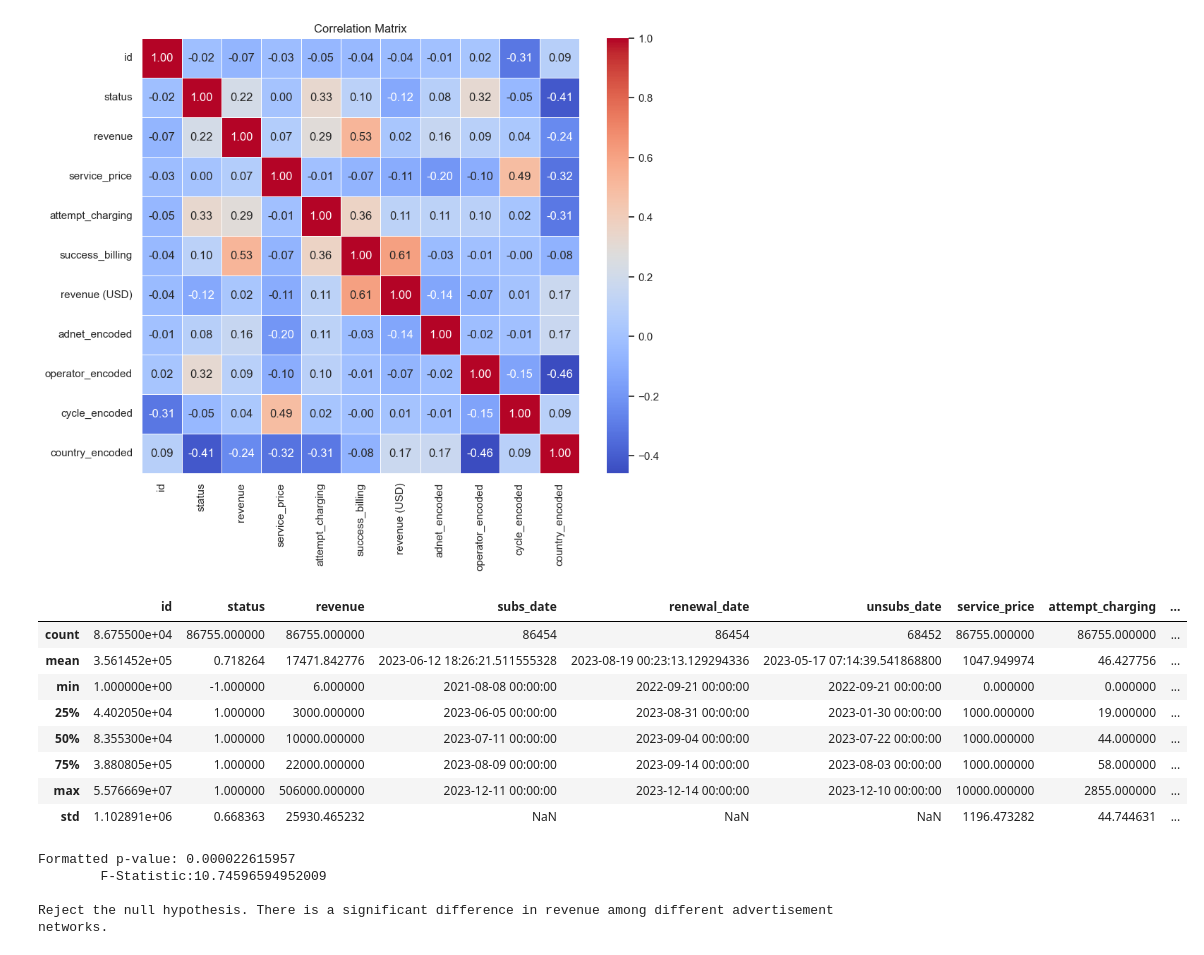
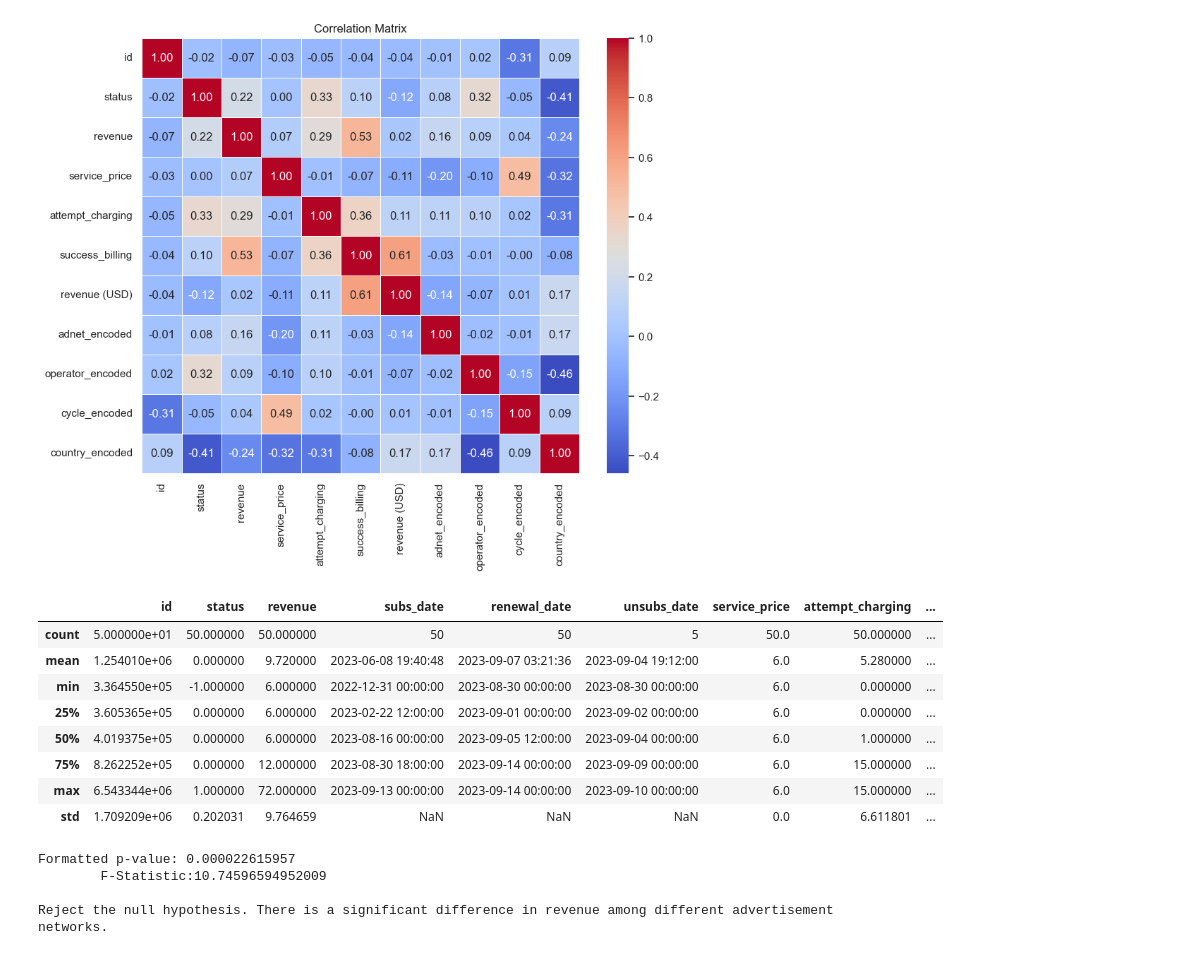
Before and after one commit to TaigahG/FODS-FinalProject, a Jupyter notebook: models.ipynb, the cells around one changed output. Drawn from its saved outputs; the diff is of its cells as text; code cells hidden in the pictures.

```diff
--- a/models.ipynb
+++ b/models.ipynb
@@ -821,28 +978,28 @@ plt.show()
 # %%
 # Group by ADNET and calculate total revenue for each ADNET
 adnet_total_revenue = df_merge_revenue_only.groupby('adnet')['revenue'].count().reset_index()
 
 # Sort the DataFrame by total revenue in descending order
 adnet_total_revenue_sorted = adnet_total_revenue.sort_values(by='revenue', ascending=False)
 
 # Retrieve the top 10 ADNETs based on total revenue
 top_10_adnets_avg_revenue = adnet_total_revenue_sorted.head(10)
 
 # Filter the original DataFrame to include only the rows corresponding to the top 10 ADNETs
 df_top_10 = df_merge_revenue_only[df_merge_revenue_only['adnet'].isin(top_10_adnets_avg_revenue['adnet'])]
 
 df_top_10.query("revenue <= 0")
-df_top_10.describe()
+df_top_10.head(50).describe()
 # %% [output]
 |  | id | status | revenue | subs_date | renewal_date | unsubs_date | service_price | attempt_charging | ... |
-| count | 8.675500e+04 | 86755.000000 | 86755.000000 | 86454 | 86454 | 68452 | 86755.000000 | 86755.000000 | ... |
-| mean | 3.561452e+05 | 0.718264 | 17471.842776 | 2023-06-12 18:26:21.511555328 | 2023-08-19 00:23:13.129294336 | 2023-05-17 07:14:39.541868800 | 1047.949974 | 46.427756 | ... |
-| min | 1.000000e+00 | -1.000000 | 6.000000 | 2021-08-08 00:00:00 | 2022-09-21 00:00:00 | 2022-09-21 00:00:00 | 0.000000 | 0.000000 | ... |
-| 25% | 4.402050e+04 | 1.000000 | 3000.000000 | 2023-06-05 00:00:00 | 2023-08-31 00:00:00 | 2023-01-30 00:00:00 | 1000.000000 | 19.000000 | ... |
-| 50% | 8.355300e+04 | 1.000000 | 10000.000000 | 2023-07-11 00:00:00 | 2023-09-04 00:00:00 | 2023-07-22 00:00:00 | 1000.000000 | 44.000000 | ... |
-| 75% | 3.880805e+05 | 1.000000 | 22000.000000 | 2023-08-09 00:00:00 | 2023-09-14 00:00:00 | 2023-08-03 00:00:00 | 1000.000000 | 58.000000 | ... |
-| max | 5.576669e+07 | 1.000000 | 506000.000000 | 2023-12-11 00:00:00 | 2023-12-14 00:00:00 | 2023-12-10 00:00:00 | 10000.000000 | 2855.000000 | ... |
-| std | 1.102891e+06 | 0.668363 | 25930.465232 | NaN | NaN | NaN | 1196.473282 | 44.744631 | ... |
+| count | 5.000000e+01 | 50.000000 | 50.000000 | 50 | 50 | 5 | 50.0 | 50.000000 | ... |
+| mean | 1.254010e+06 | 0.000000 | 9.720000 | 2023-06-08 19:40:48 | 2023-09-07 03:21:36 | 2023-09-04 19:12:00 | 6.0 | 5.280000 | ... |
+| min | 3.364550e+05 | -1.000000 | 6.000000 | 2022-12-31 00:00:00 | 2023-08-30 00:00:00 | 2023-08-30 00:00:00 | 6.0 | 0.000000 | ... |
+| 25% | 3.605365e+05 | 0.000000 | 6.000000 | 2023-02-22 12:00:00 | 2023-09-01 00:00:00 | 2023-09-02 00:00:00 | 6.0 | 0.000000 | ... |
+| 50% | 4.019375e+05 | 0.000000 | 6.000000 | 2023-08-16 00:00:00 | 2023-09-05 12:00:00 | 2023-09-04 00:00:00 | 6.0 | 1.000000 | ... |
+| 75% | 8.262252e+05 | 0.000000 | 12.000000 | 2023-08-30 18:00:00 | 2023-09-14 00:00:00 | 2023-09-09 00:00:00 | 6.0 | 15.000000 | ... |
+| max | 6.543344e+06 | 1.000000 | 72.000000 | 2023-09-13 00:00:00 | 2023-09-14 00:00:00 | 2023-09-10 00:00:00 | 6.0 | 15.000000 | ... |
+| std | 1.709209e+06 | 0.202031 | 9.764659 | NaN | NaN | NaN | 0.0 | 6.611801 | ... |
 # %%
 import scipy.stats as stats
 
```
Also changed, not shown: parts of 15 cells of this notebook.
